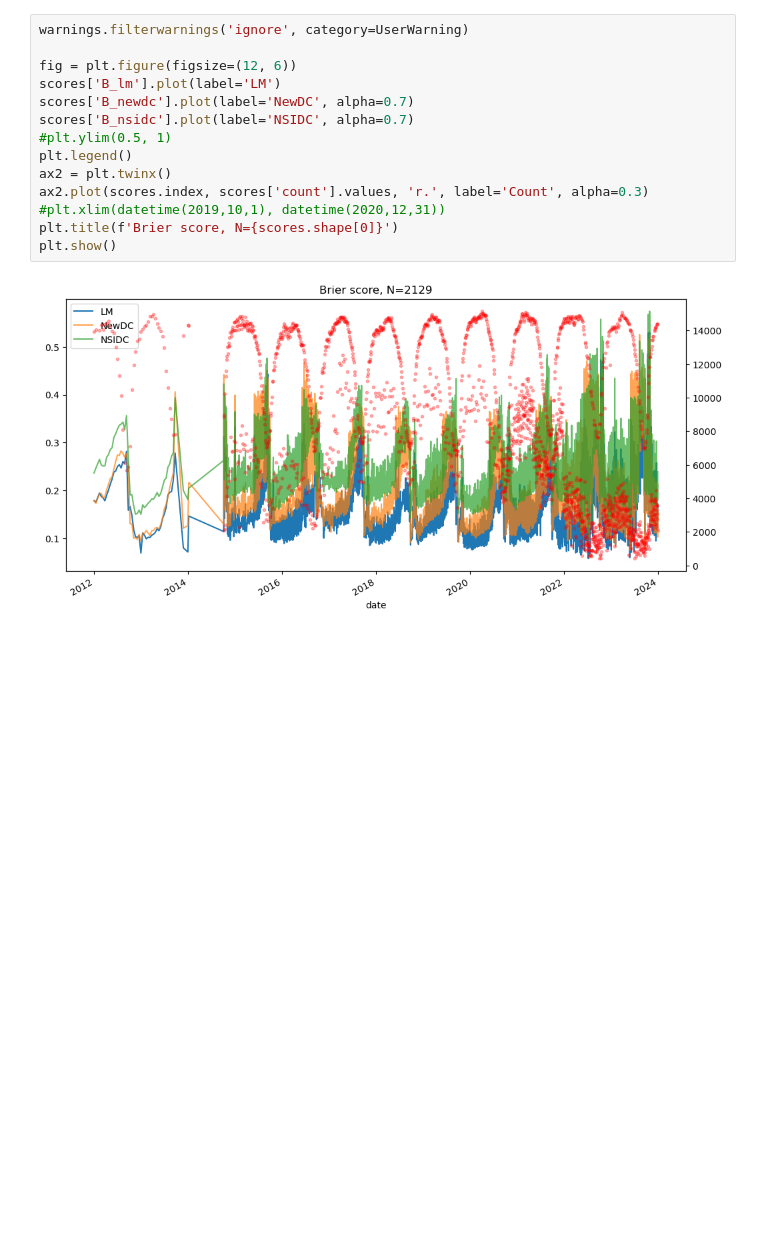
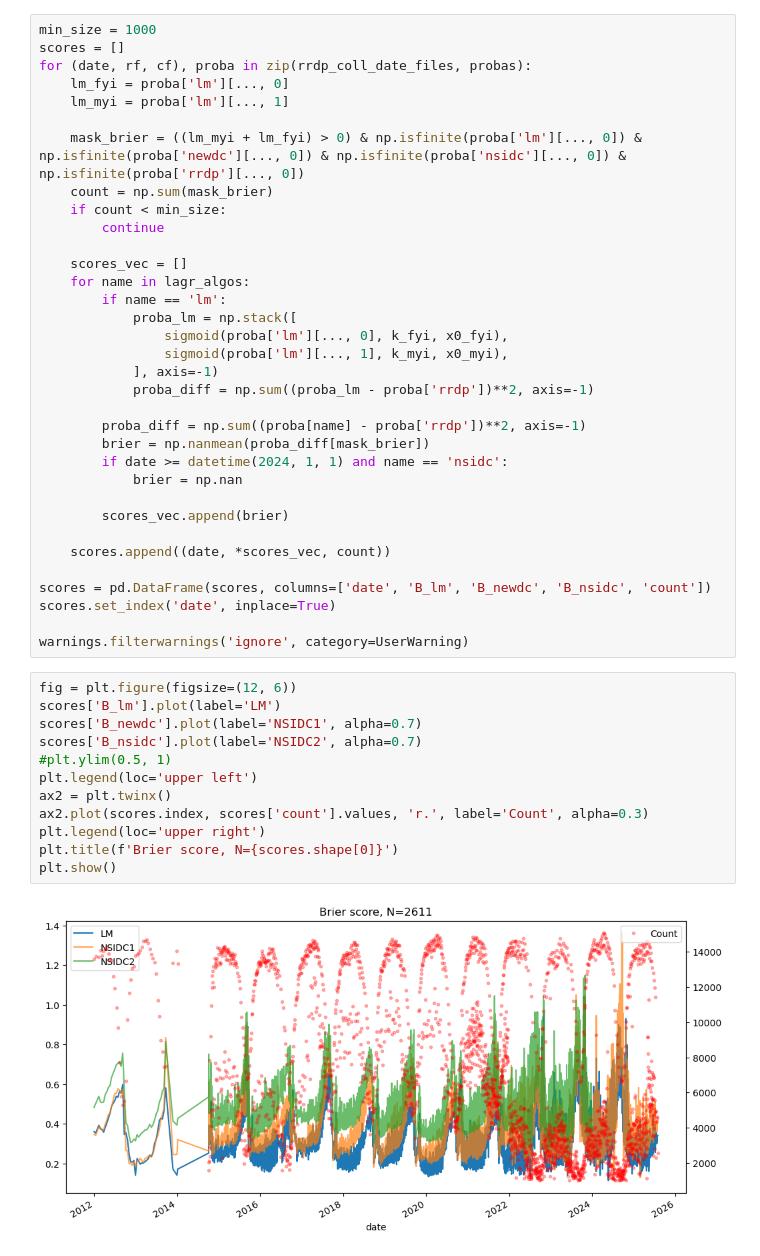
Before and after one commit to esa-sage/sea_ice_age_nsidc, a Jupyter notebook: s_rrdp_comparison_proba.ipynb, the cells around one changed output. Drawn from its saved outputs; the diff is of its cells as text; blank space fills up the shorter version.

```diff
--- a/s_rrdp_comparison_proba.ipynb
+++ b/s_rrdp_comparison_proba.ipynb
@@ -94,16 +167,48 @@ scores.set_index('date', inplace=True)
+# %%
+min_size = 1000
+scores = []
+for (date, rf, cf), proba in zip(rrdp_coll_date_files, probas):
+    lm_fyi = proba['lm'][..., 0]
+    lm_myi = proba['lm'][..., 1]
+
+    mask_brier = ((lm_myi + lm_fyi) > 0) & np.isfinite(proba['lm'][..., 0]) & np.isfinite(proba['newdc'][..., 0]) & np.isfinite(proba['nsidc'][..., 0]) & np.isfinite(proba['rrdp'][..., 0])
+    count = np.sum(mask_brier)
+    if count < min_size:
+        continue
+
+    scores_vec = []
+    for name in lagr_algos:
+        if name == 'lm':
+            proba_lm = np.stack([
+                sigmoid(proba['lm'][..., 0], k_fyi, x0_fyi),
+                sigmoid(proba['lm'][..., 1], k_myi, x0_myi),
+            ], axis=-1)
+            proba_diff = np.sum((proba_lm - proba['rrdp'])**2, axis=-1)
+
+        proba_diff = np.sum((proba[name] - proba['rrdp'])**2, axis=-1)
+        brier = np.nanmean(proba_diff[mask_brier])
+        if date >= datetime(2024, 1, 1) and name == 'nsidc':
+            brier = np.nan
+
+        scores_vec.append(brier)
+
+    scores.append((date, *scores_vec, count))
+
+scores = pd.DataFrame(scores, columns=['date', 'B_lm', 'B_newdc', 'B_nsidc', 'count'])
+scores.set_index('date', inplace=True)
+
+warnings.filterwarnings('ignore', category=UserWarning)
 # %%
-warnings.filterwarnings('ignore', category=UserWarning)
-
 fig = plt.figure(figsize=(12, 6))
 scores['B_lm'].plot(label='LM')
-scores['B_newdc'].plot(label='NewDC', alpha=0.7)
-scores['B_nsidc'].plot(label='NSIDC', alpha=0.7)
+scores['B_newdc'].plot(label='NSIDC1', alpha=0.7)
+scores['B_nsidc'].plot(label='NSIDC2', alpha=0.7)
 #plt.ylim(0.5, 1)
-plt.legend()
+plt.legend(loc='upper left')
 ax2 = plt.twinx()
 ax2.plot(scores.index, scores['count'].values, 'r.', label='Count', alpha=0.3)
-#plt.xlim(datetime(2019,10,1), datetime(2020,12,31))
+plt.legend(loc='upper right')
 plt.title(f'Brier score, N={scores.shape[0]}')
 plt.show()
 # %% [output]
-[figure, old version]
+[figure, new version]
```
Also changed, not shown: parts of 11 cells of this notebook, 2 other files.
